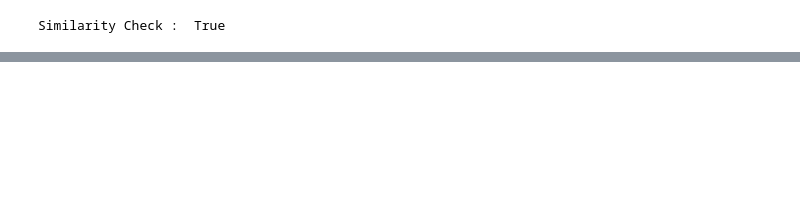
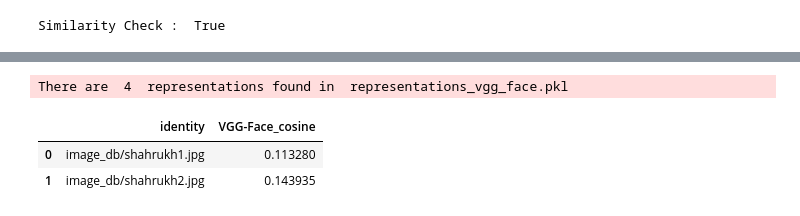
Before and after one commit to MdSakibKhan/Python_Projects, a Jupyter notebook: PictureMatch/deepface.ipynb, the cells around one changed output, grey strips where cells are left out. Drawn from its saved outputs; the diff is of its cells as text; code cells hidden in the pictures; blank space fills up the shorter version.

```diff
--- a/PictureMatch/deepface.ipynb
+++ b/PictureMatch/deepface.ipynb
@@ -80,0 +51,8 @@ Similarity Check :  False
+# %%
+df = DeepFace.find(img_path = "image_test/shahrukh.jpg", db_path = "image_db")
+df
+# %% [output]
+There are  4  representations found in  representations_vgg_face.pkl
+|  | identity | VGG-Face_cosine |
+| 0 | image_db/shahrukh1.jpg | 0.113280 |
+| 1 | image_db/shahrukh2.jpg | 0.143935 |
```
Also changed, not shown: parts of 10 cells of this notebook, 7 other files.
